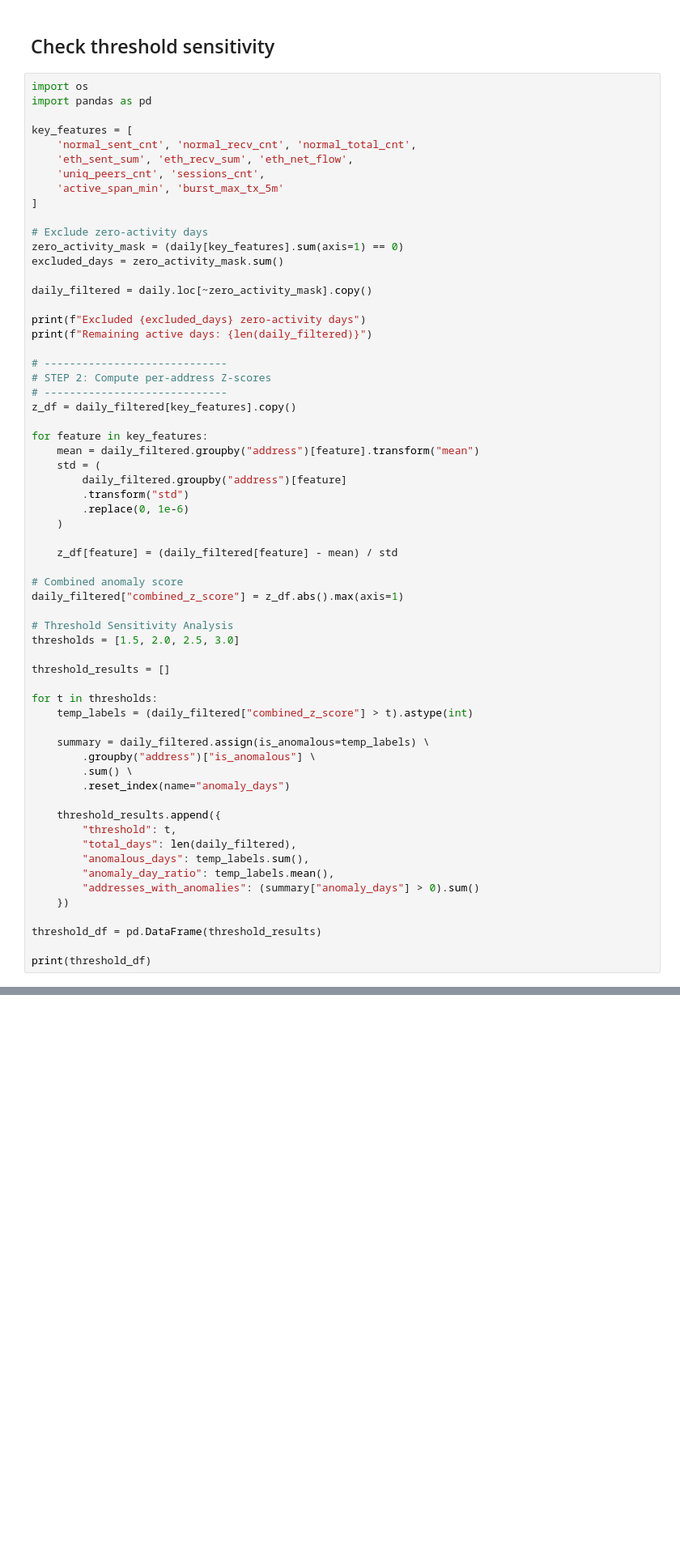
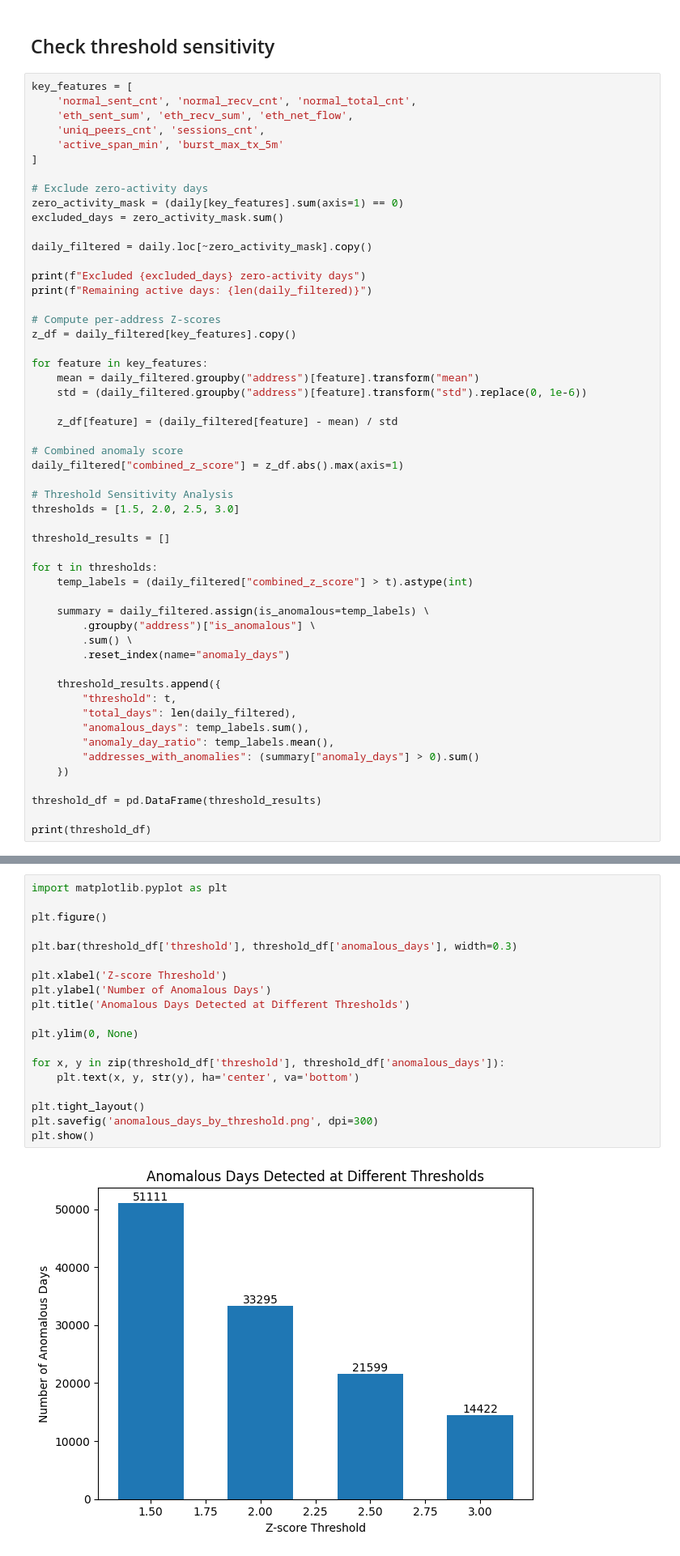
Before and after one commit to NileshFdo/FuseChain-FYP, a Jupyter notebook: ml_pipeline/notebooks/label_days.ipynb, the cells around one changed output, grey strips where cells are left out. Shown at 81% size. Saved outputs shown, nothing was run; the diff lists cells and outputs as text; blank space fills up the shorter version.

```diff
--- a/ml_pipeline/notebooks/label_days.ipynb
+++ b/ml_pipeline/notebooks/label_days.ipynb
@@ -8,9 +8,6 @@ daily = pd.read_parquet("../data/processed/chain/scam_daily_cleaned.parquet")
 # %% [markdown]
 ## Check threshold sensitivity
 # %%
-import os
-import pandas as pd
-
 key_features = [
     'normal_sent_cnt', 'normal_recv_cnt', 'normal_total_cnt',
     'eth_sent_sum', 'eth_recv_sum', 'eth_net_flow',
@@ -27,18 +24,12 @@ daily_filtered = daily.loc[~zero_activity_mask].copy()
 print(f"Excluded {excluded_days} zero-activity days")
 print(f"Remaining active days: {len(daily_filtered)}")
 
-# -----------------------------
-# STEP 2: Compute per-address Z-scores
-# -----------------------------
+# Compute per-address Z-scores
 z_df = daily_filtered[key_features].copy()
 
 for feature in key_features:
     mean = daily_filtered.groupby("address")[feature].transform("mean")
-    std = (
-        daily_filtered.groupby("address")[feature]
-        .transform("std")
-        .replace(0, 1e-6)
-    )
+    std = (daily_filtered.groupby("address")[feature].transform("std").replace(0, 1e-6))
 
     z_df[feature] = (daily_filtered[feature] - mean) / std
 
@@ -83,3 +74,24 @@ Remaining active days: 162699
 1                      3347
 2                      2603
 3                      2211
+# %%
+import matplotlib.pyplot as plt
+
+plt.figure()
+
+plt.bar(threshold_df['threshold'], threshold_df['anomalous_days'], width=0.3)
+
+plt.xlabel('Z-score Threshold')
+plt.ylabel('Number of Anomalous Days')
+plt.title('Anomalous Days Detected at Different Thresholds')
+
+plt.ylim(0, None)
+
+for x, y in zip(threshold_df['threshold'], threshold_df['anomalous_days']):
+    plt.text(x, y, str(y), ha='center', va='bottom')
+
+plt.tight_layout()
+plt.savefig('anomalous_days_by_threshold.png', dpi=300)
+plt.show()
+# %% [output]
+[figure, added]
```
Also changed, not shown: parts of 4 cells of this notebook.
